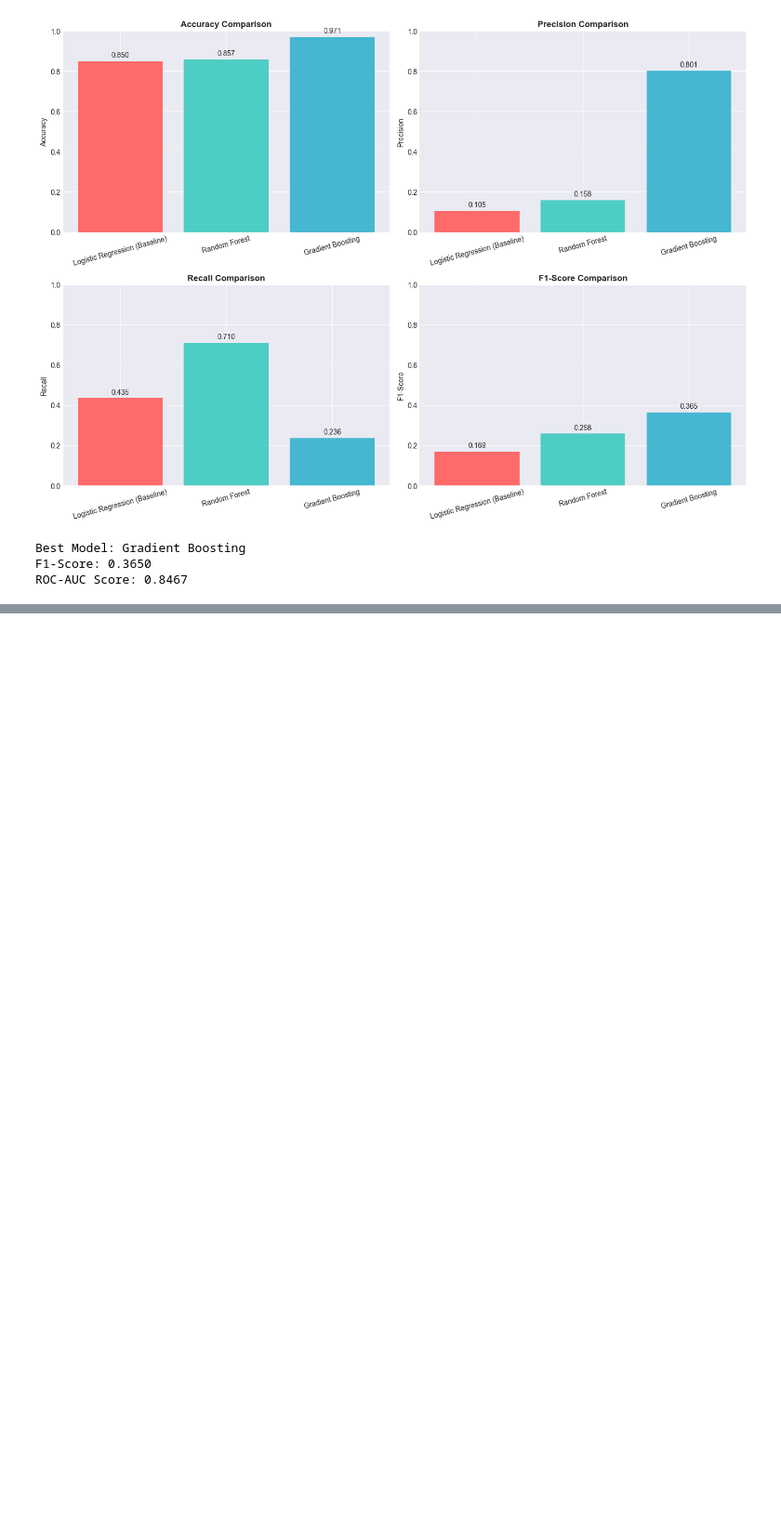
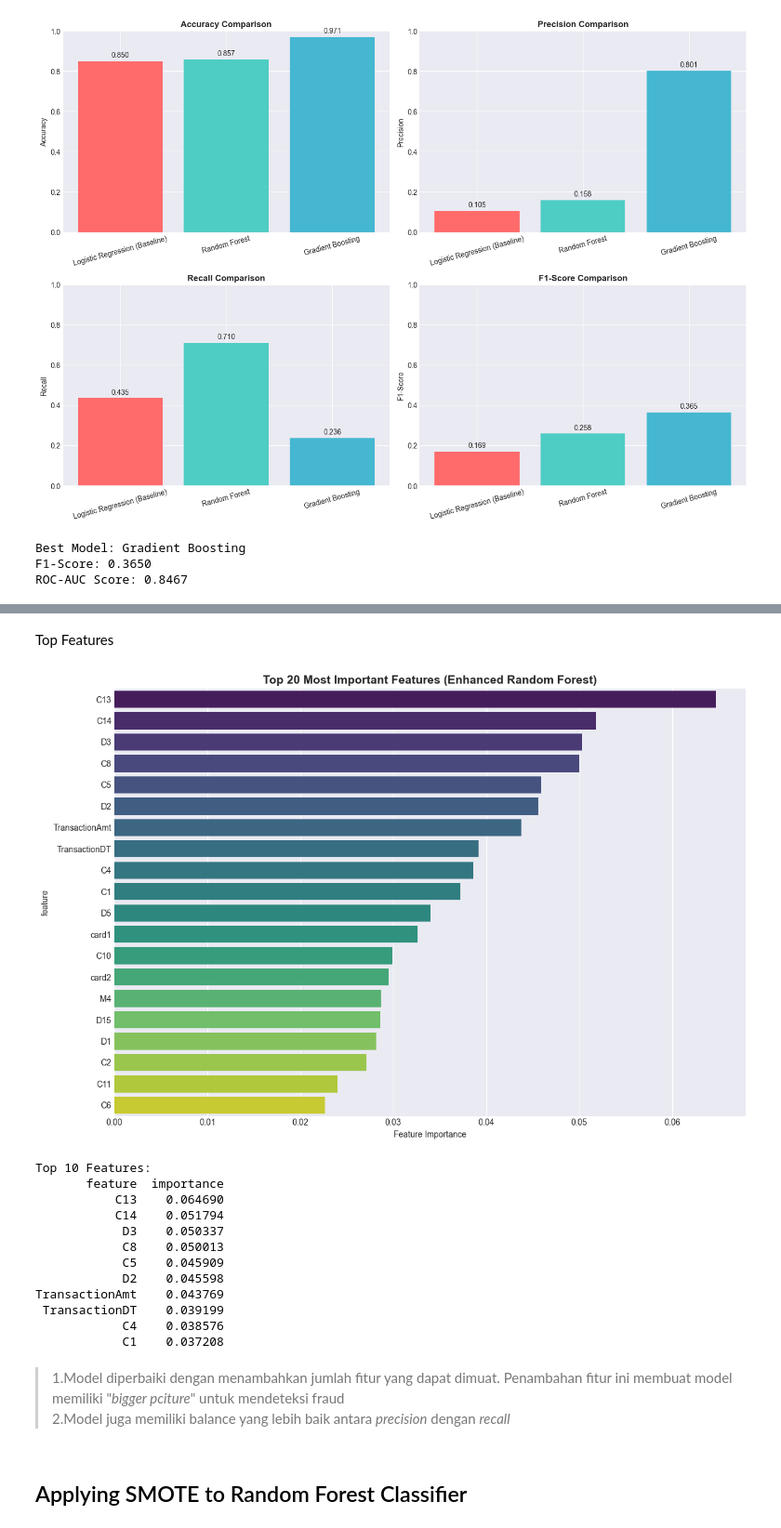
Before and after one commit to mrafiasyifaa/Midterm-Machine-Learning-2025, a Jupyter notebook: midterm_transaction_data.ipynb, the cells around one changed output, grey strips where cells are left out. Shown at 93% size. Saved outputs shown, nothing was run; the diff lists cells and outputs as text; code cells hidden in the pictures; blank space fills up the shorter version.

```diff
--- a/midterm_transaction_data.ipynb
+++ b/midterm_transaction_data.ipynb
@@ -672,0 +804,36 @@ Now that the baseline works, you can:
+# %% [markdown]
+Top Features
+# %%
+feature_importance_enh = pd.DataFrame({
+    'feature': X_enhanced.columns,
+    'importance': rf_enhanced.feature_importances_
+}).sort_values('importance', ascending=False)
+
+plt.figure(figsize=(12, 8))
+sns.barplot(data=feature_importance_enh.head(20), x='importance', y='feature', palette='viridis')
+plt.title('Top 20 Most Important Features (Enhanced Random Forest)', fontsize=14, fontweight='bold')
+plt.xlabel('Feature Importance')
+plt.tight_layout()
+plt.show()
+
+print("\nTop 10 Features:")
+print(feature_importance_enh.head(10).to_string(index=False))
+# %% [output]
+[figure, added]
+Top 10 Features:
+       feature  importance
+           C13    0.064690
+           C14    0.051794
+            D3    0.050337
+            C8    0.050013
+            C5    0.045909
+            D2    0.045598
+TransactionAmt    0.043769
+ TransactionDT    0.039199
+            C4    0.038576
+            C1    0.037208
+# %% [markdown]
+> 1.Model diperbaiki dengan menambahkan jumlah fitur yang dapat dimuat. Penambahan fitur ini membuat model memiliki "*bigger pciture*" untuk mendeteksi fraud<br>
+> 2.Model juga memiliki balance yang lebih baik antara *precision* dengan *recall*<br>
+# %% [markdown]
+## Applying SMOTE to Random Forest Classifier
```
Also changed, not shown: parts of 37 cells of this notebook.
